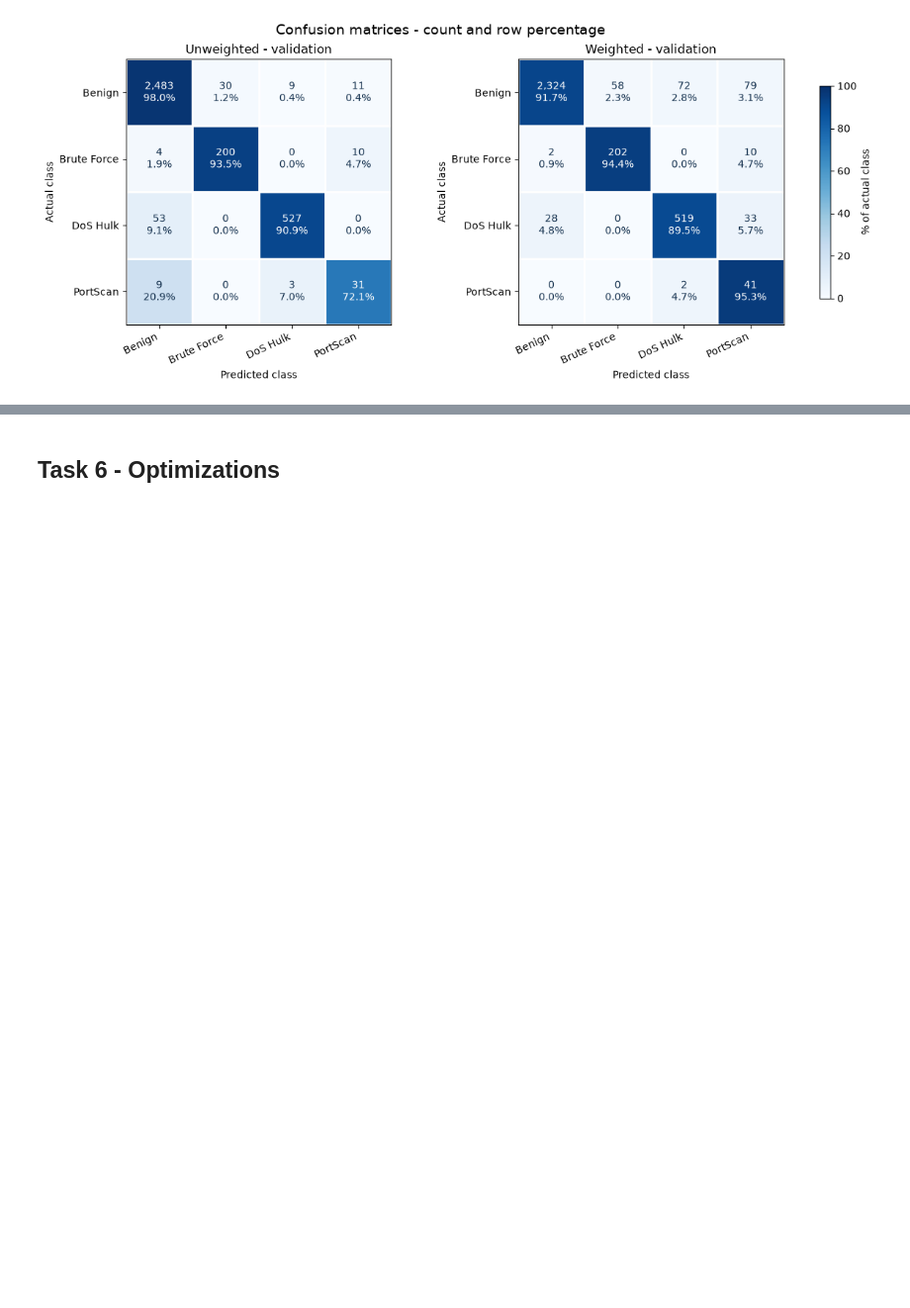
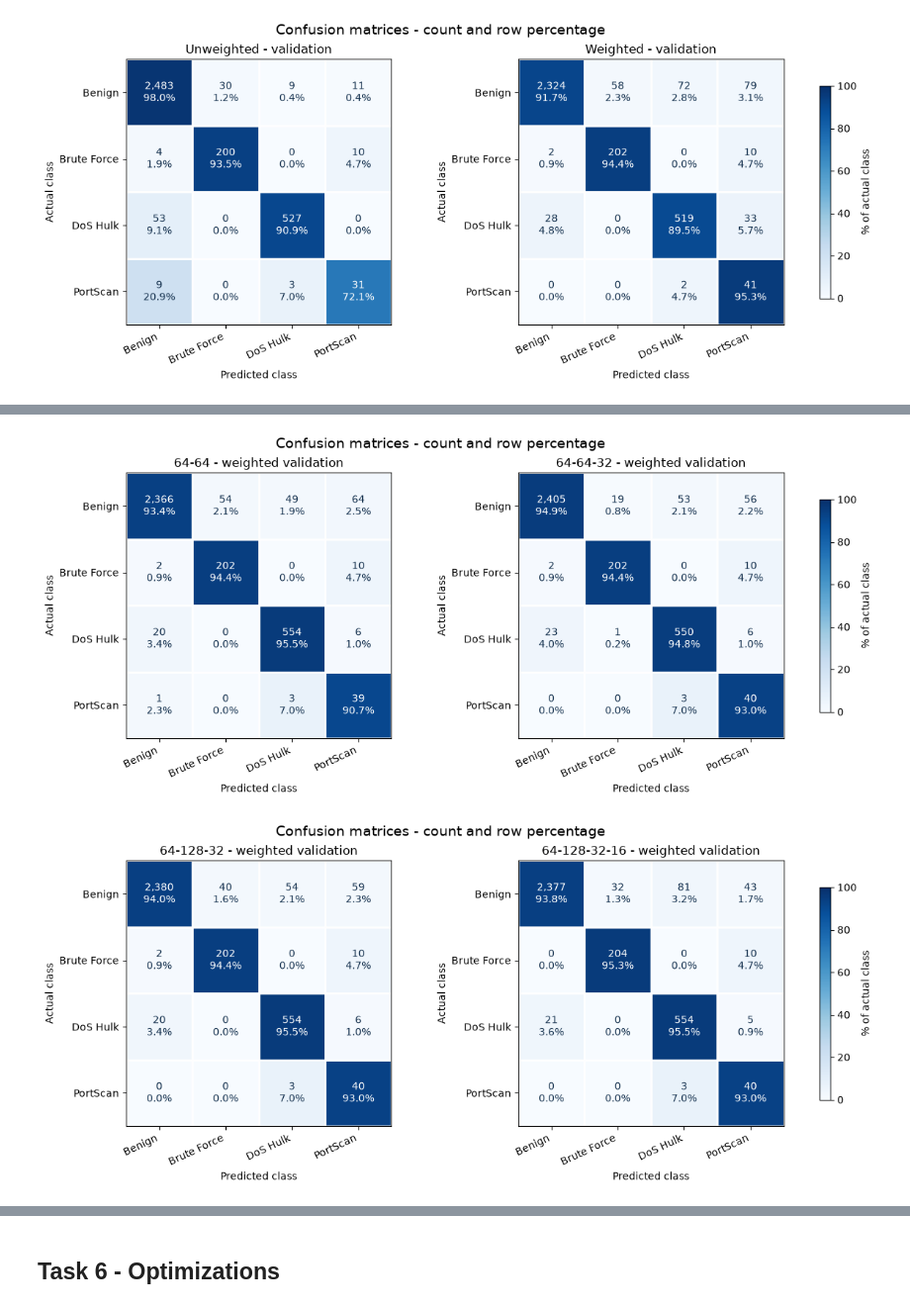
Before and after one commit to HaxelThePenguine/AI-Cybersecurity_labs2026, a Jupyter notebook: Lab_01/lab1.ipynb, the cells around one changed output, grey strips where cells are left out. Shown at 99% size. Drawn from its saved outputs; the diff is of its cells as text; code cells hidden in the pictures; blank space fills up the shorter version.

```diff
--- a/Lab_01/lab1.ipynb
+++ b/Lab_01/lab1.ipynb
@@ -1528 +1573,13 @@ plot_confusion_2c(matrices_5a, titles_5a)
+# %%
+names_5a = list(ARCHITECTURES_5A)
+
+# Two matrices per figure keep class labels and counts readable.
+for start in [0, 2]:
+    names = names_5a[start:start + 2]
+    matrices = [validation_5a[name]["confusion_matrix"] for name in names]
+    titles = [f"{name} - weighted validation" for name in names]
+    plot_confusion_2c(matrices, titles)
+# %% [output]
+[figure, added]
+[figure, added]
 # %% [markdown]
```
Also changed, not shown: parts of 36 cells of this notebook, 2 other files.
